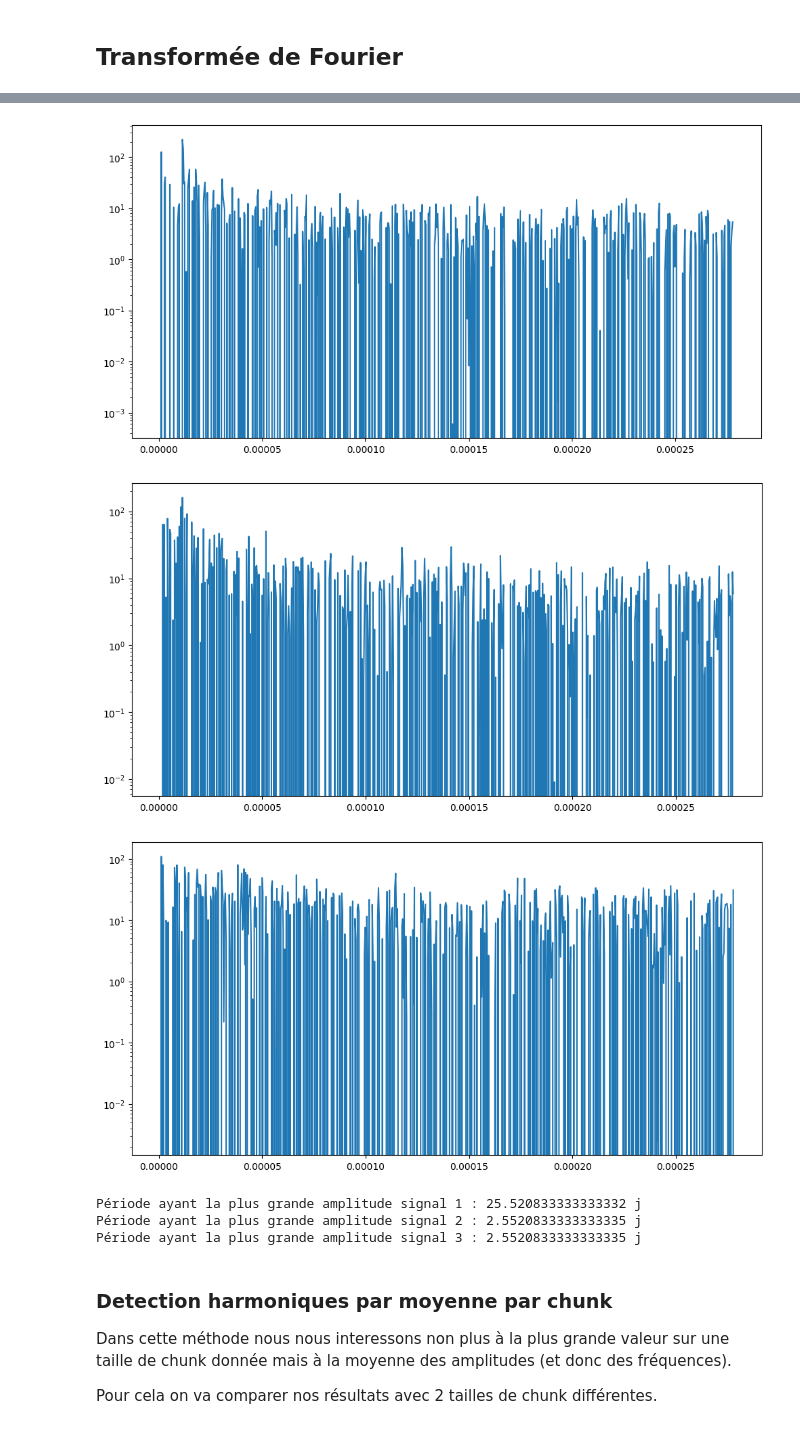
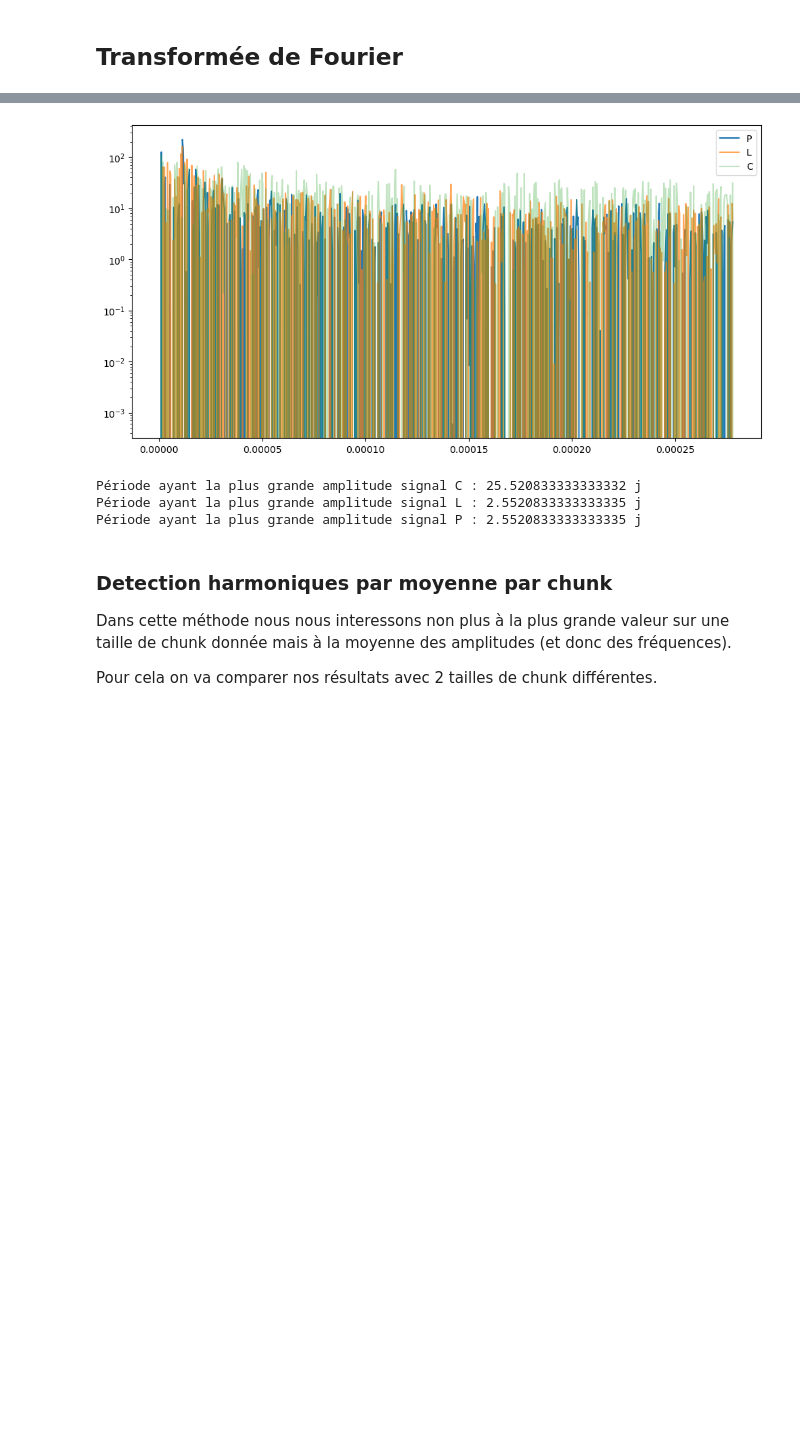
Before and after one commit to PiDchsn/Projet-RI, a Jupyter notebook: Radar.ipynb, the cells around one changed output, grey strips where cells are left out. Saved outputs shown, nothing was run; the diff lists cells and outputs as text; code cells hidden in the pictures; blank space fills up the shorter version.

```diff
--- a/Radar.ipynb
+++ b/Radar.ipynb
@@ -276,34 +265,35 @@ def freq_to_day (freq) :
 # %%
 amplitudes1 = np.real(np.fft.rfft(time_serie_1))[3:]
 frequencies1 = np.fft.rfftfreq(len(time_serie_1),15*60)[2:]
 
 amplitudes2 = np.real(np.fft.rfft(time_serie_2)) [3:]
 frequencies2 = np.fft.rfftfreq(len(time_serie_2),15*60)[2:]
 
 amplitudes3 = np.real(np.fft.rfft(time_serie_3))[3:]
 frequencies3 = np.fft.rfftfreq(len(time_serie_3),15*60)[2:]
 
 plt.figure(figsize=(12, 6))
 plt.semilogy(frequencies3[:len(frequencies3)//2], amplitudes3[:len(amplitudes3)//2], label='P')
-plt.show()
-plt.figure(figsize=(12, 6))
-plt.semilogy(frequencies2[:len(frequencies2)//2], amplitudes2[:len(amplitudes2)//2], label='L')
-plt.show()
-plt.figure(figsize=(12, 6))
-plt.semilogy(frequencies1[:len(frequencies1)//2], amplitudes1[:len(amplitudes1)//2], label='C')
+plt.legend()
+#plt.show()
+#plt.figure(figsize=(12, 6))
+plt.semilogy(frequencies2[:len(frequencies2)//2], amplitudes2[:len(amplitudes2)//2], label='L', alpha=0.7)
+plt.legend()
+#plt.show()
+#plt.figure(figsize=(12, 6))
+plt.semilogy(frequencies1[:len(frequencies1)//2], amplitudes1[:len(amplitudes1)//2], label='C', alpha=0.3)
+plt.legend()
 plt.show()
 
 
-print("Période ayant la plus grande amplitude signal 1 :", freq_to_day(frequencies1[np.argmax(amplitudes1)]),"j" )
-print("Période ayant la plus grande amplitude signal 2 :", freq_to_day(frequencies2[np.argmax(amplitudes2)]),"j" )
-print("Période ayant la plus grande amplitude signal 3 :", freq_to_day(frequencies3[np.argmax(amplitudes3)]),"j" )
+print("Période ayant la plus grande amplitude signal C :", freq_to_day(frequencies1[np.argmax(amplitudes1)]),"j" )
+print("Période ayant la plus grande amplitude signal L :", freq_to_day(frequencies2[np.argmax(amplitudes2)]),"j" )
+print("Période ayant la plus grande amplitude signal P :", freq_to_day(frequencies3[np.argmax(amplitudes3)]),"j" )
 # %% [output]
-[figure, old version]
+[figure, new version]
-[figure, removed]
-[figure, removed]
-Période ayant la plus grande amplitude signal 1 : 25.520833333333332 j
-Période ayant la plus grande amplitude signal 2 : 2.5520833333333335 j
-Période ayant la plus grande amplitude signal 3 : 2.5520833333333335 j
+Période ayant la plus grande amplitude signal C : 25.520833333333332 j
+Période ayant la plus grande amplitude signal L : 2.5520833333333335 j
+Période ayant la plus grande amplitude signal P : 2.5520833333333335 j
 # %% [markdown]
 ### Detection harmoniques par moyenne par chunk
 
```
Also changed, not shown: parts of 34 cells of this notebook.
